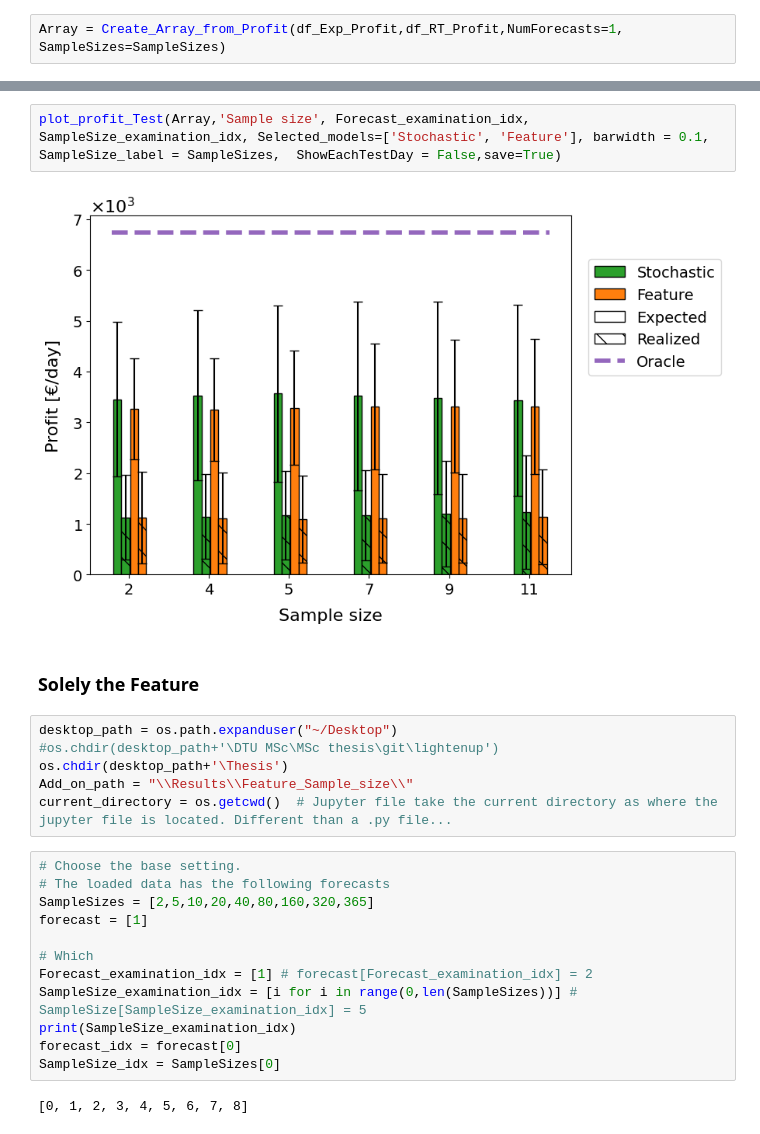
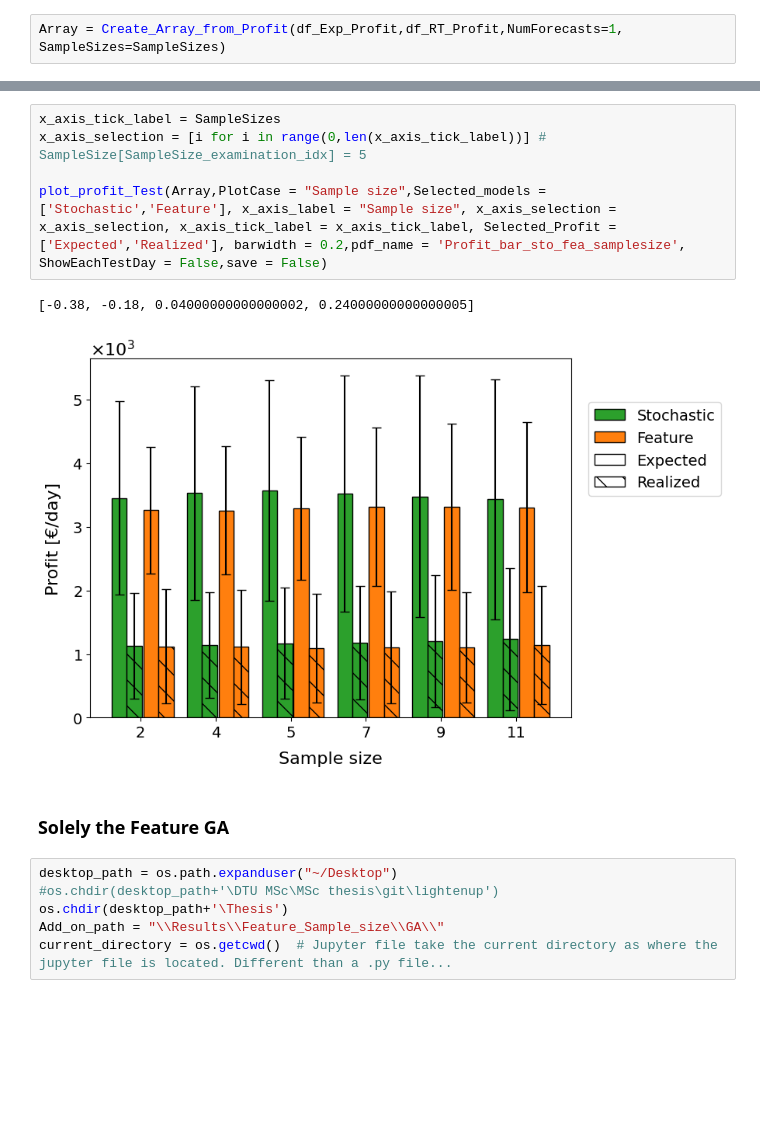
Before and after one commit to junesooshin/lightenup, a Jupyter notebook: Model and Result Examination/Result - Sample size.ipynb, the cells around one changed output, grey strips where cells are left out. Drawn from its saved outputs; the diff is of its cells as text; blank space fills up the shorter version.

Commit message:
Results

```diff
--- a/Model and Result Examination/Result - Sample size.ipynb
+++ b/Model and Result Examination/Result - Sample size.ipynb
@@ -49,29 +38,19 @@ print(np.shape(Array))
-# %%
-plot_profit_Test(Array,'Sample size', Forecast_examination_idx, SampleSize_examination_idx, Selected_models=['Stochastic', 'Feature'], barwidth = 0.1, SampleSize_label = SampleSizes,  ShowEachTestDay = False,save=True)
-# %% [output]
-[figure, removed]
+# %%
+x_axis_tick_label = SampleSizes
+x_axis_selection = [i for i in range(0,len(x_axis_tick_label))] # SampleSize[SampleSize_examination_idx] = 5
+
+plot_profit_Test(Array,PlotCase = "Sample size",Selected_models = ['Stochastic','Feature'], x_axis_label = "Sample size", x_axis_selection = x_axis_selection, x_axis_tick_label = x_axis_tick_label, Selected_Profit = ['Expected','Realized'], barwidth = 0.2,pdf_name = 'Profit_bar_sto_fea_samplesize', ShowEachTestDay = False,save = False)
+# %% [output]
+[-0.38, -0.18, 0.04000000000000002, 0.24000000000000005]
+[figure, added]
 # %% [markdown]
-### Solely the Feature
+### Solely the Feature GA
 # %%
 desktop_path = os.path.expanduser("~/Desktop")
 #os.chdir(desktop_path+'\DTU MSc\MSc thesis\git\lightenup')
 os.chdir(desktop_path+'\Thesis')
-Add_on_path = "\\Results\\Feature_Sample_size\\"
+Add_on_path = "\\Results\\Feature_Sample_size\\GA\\"
 current_directory = os.getcwd()  # Jupyter file take the current directory as where the jupyter file is located. Different than a .py file...
-# %%
-# Choose the base setting.
-# The loaded data has the following forecasts
-SampleSizes = [2,5,10,20,40,80,160,320,365]
-forecast = [1]
-
-# Which
-Forecast_examination_idx = [1] # forecast[Forecast_examination_idx] = 2
-SampleSize_examination_idx = [i for i in range(0,len(SampleSizes))] # SampleSize[SampleSize_examination_idx] = 5
-print(SampleSize_examination_idx)
-forecast_idx = forecast[0]
-SampleSize_idx = SampleSizes[0]
-# %% [output]
-[0, 1, 2, 3, 4, 5, 6, 7, 8]
 # %%
 df_Exp_Profit = json_to_df(current_directory + Add_on_path +  'Exp_profit.json')
 df_RT_Profit = json_to_df(current_directory + Add_on_path + 'RT_profit.json')
```
Also changed, not shown: parts of 17 cells of this notebook, 5 other files.
